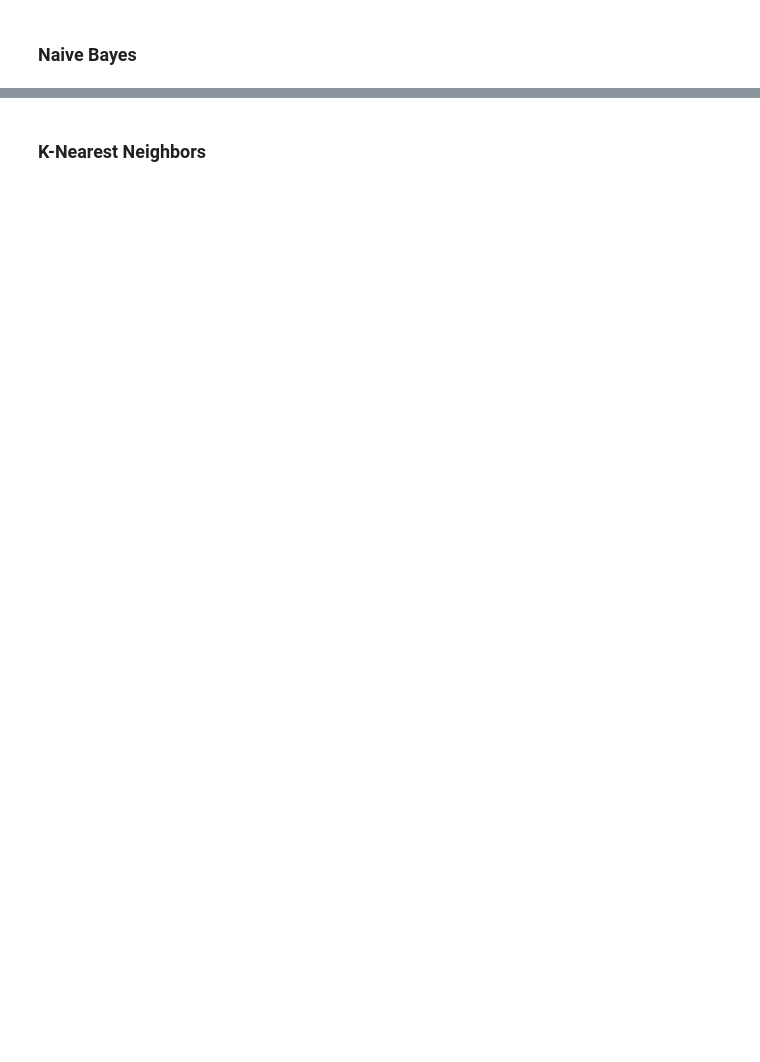
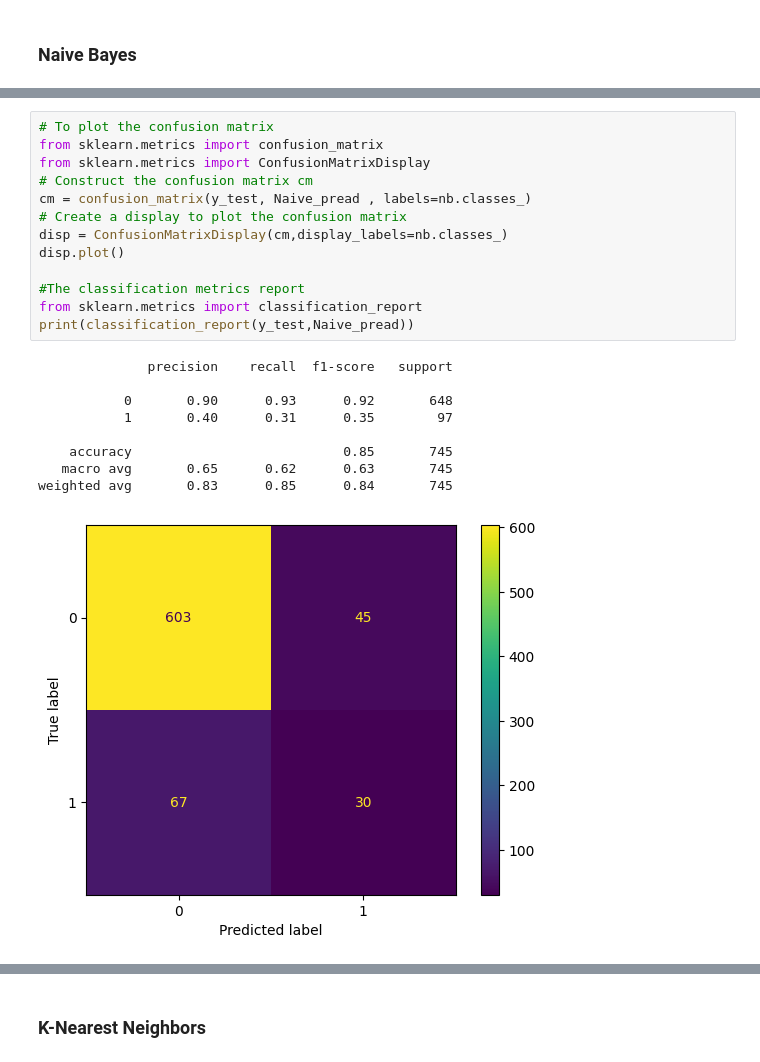
Before and after one commit to Sandaru04/-breast-cancer-mortality-and-survival-prediction, a Jupyter notebook: w2083049_Final_NoteBook_2.ipynb, the cells around one changed output, grey strips where cells are left out. Saved outputs shown, nothing was run; the diff lists cells and outputs as text; blank space fills up the shorter version.

```diff
--- a/w2083049_Final_NoteBook_2.ipynb
+++ b/w2083049_Final_NoteBook_2.ipynb
@@ -249,0 +218,23 @@ print(pread)
+# %%
+# To plot the confusion matrix
+from sklearn.metrics import confusion_matrix
+from sklearn.metrics import ConfusionMatrixDisplay
+# Construct the confusion matrix cm
+cm = confusion_matrix(y_test, Naive_pread , labels=nb.classes_)
+# Create a display to plot the confusion matrix
+disp = ConfusionMatrixDisplay(cm,display_labels=nb.classes_)
+disp.plot()
+
+#The classification metrics report
+from sklearn.metrics import classification_report
+print(classification_report(y_test,Naive_pread))
+# %% [output]
+              precision    recall  f1-score   support
+
+           0       0.90      0.93      0.92       648
+           1       0.40      0.31      0.35        97
+
+    accuracy                           0.85       745
+   macro avg       0.65      0.62      0.63       745
+weighted avg       0.83      0.85      0.84       745
+[figure, added]
```
Also changed, not shown: parts of 25 cells of this notebook.
